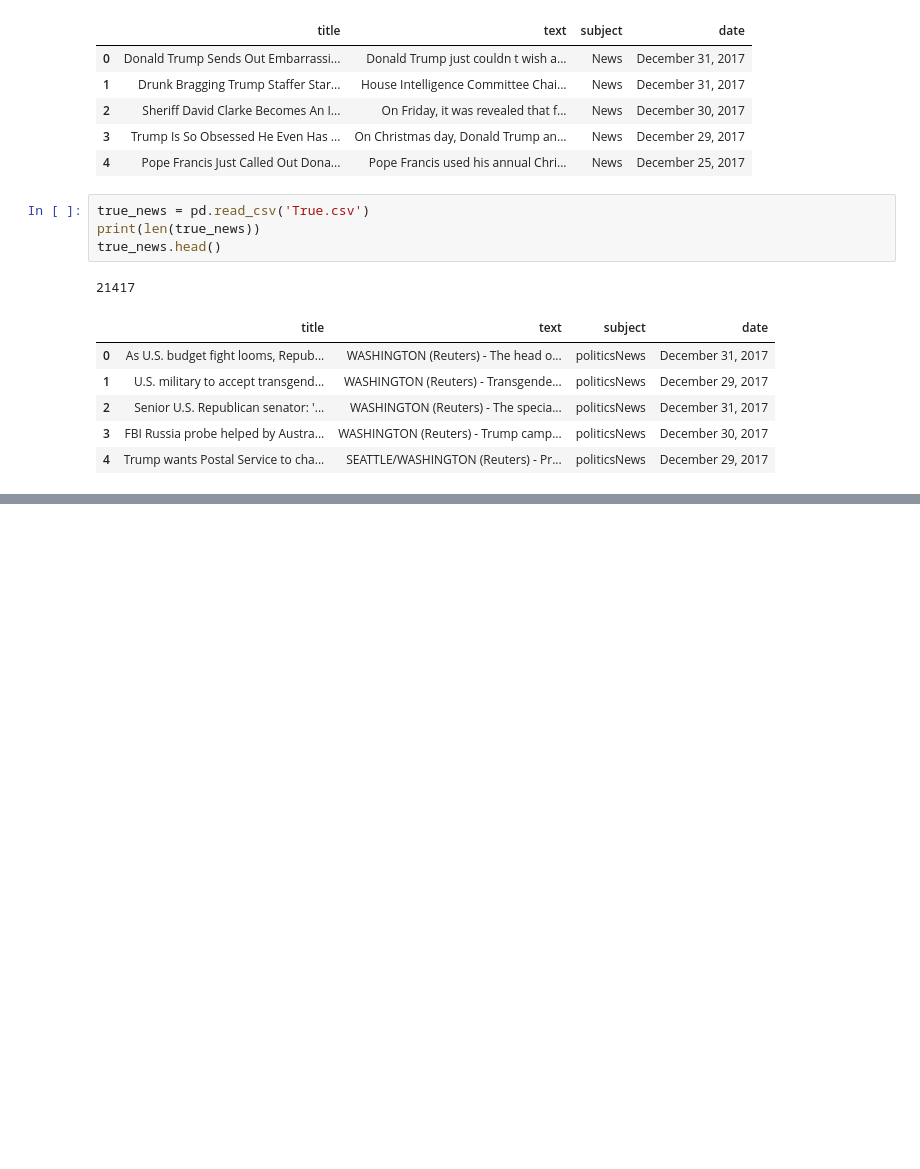
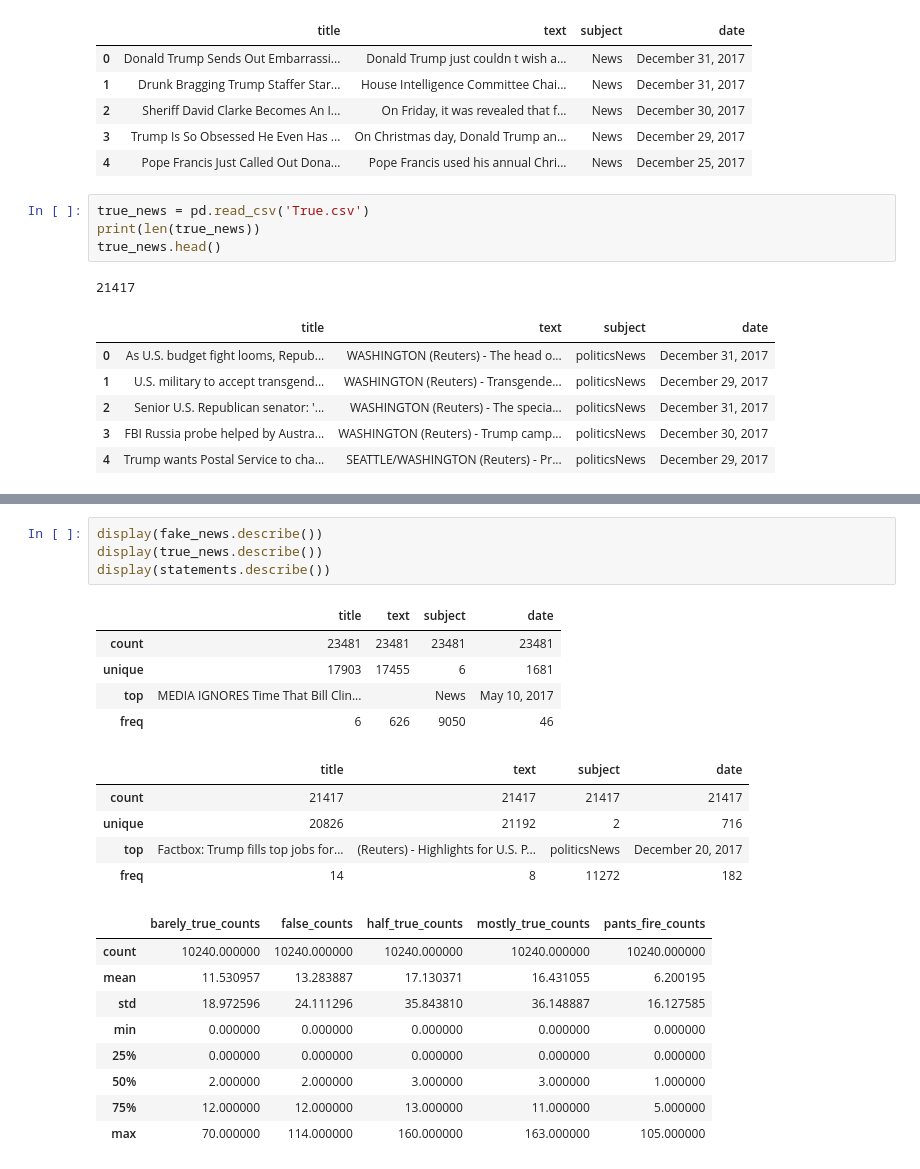
Before and after one commit to namanNagelia/cmsc320_finalProject, a Jupyter notebook: project.ipynb, the cells around one changed output, grey strips where cells are left out. Cells and saved outputs as stored; diff of their text form; blank space fills up the shorter version.

```diff
--- a/project.ipynb
+++ b/project.ipynb
@@ -70,0 +122,24 @@ display(statements.head())
+# %%
+display(fake_news.describe())
+display(true_news.describe())
+display(statements.describe())
+# %% [output]
+|  | title | text | subject | date |
+| count | 23481 | 23481 | 23481 | 23481 |
+| unique | 17903 | 17455 | 6 | 1681 |
+| top | MEDIA IGNORES Time That Bill Clin... |  | News | May 10, 2017 |
+| freq | 6 | 626 | 9050 | 46 |
+|  | title | text | subject | date |
+| count | 21417 | 21417 | 21417 | 21417 |
+| unique | 20826 | 21192 | 2 | 716 |
+| top | Factbox: Trump fills top jobs for... | (Reuters) - Highlights for U.S. P... | politicsNews | December 20, 2017 |
+| freq | 14 | 8 | 11272 | 182 |
+|  | barely_true_counts | false_counts | half_true_counts | mostly_true_counts | pants_fire_counts |
+| count | 10240.000000 | 10240.000000 | 10240.000000 | 10240.000000 | 10240.000000 |
+| mean | 11.530957 | 13.283887 | 17.130371 | 16.431055 | 6.200195 |
+| std | 18.972596 | 24.111296 | 35.843810 | 36.148887 | 16.127585 |
+| min | 0.000000 | 0.000000 | 0.000000 | 0.000000 | 0.000000 |
+| 25% | 0.000000 | 0.000000 | 0.000000 | 0.000000 | 0.000000 |
+| 50% | 2.000000 | 2.000000 | 3.000000 | 3.000000 | 1.000000 |
+| 75% | 12.000000 | 12.000000 | 13.000000 | 11.000000 | 5.000000 |
+| max | 70.000000 | 114.000000 | 160.000000 | 163.000000 | 105.000000 |
```
Also changed, not shown: parts of 6 cells of this notebook.
